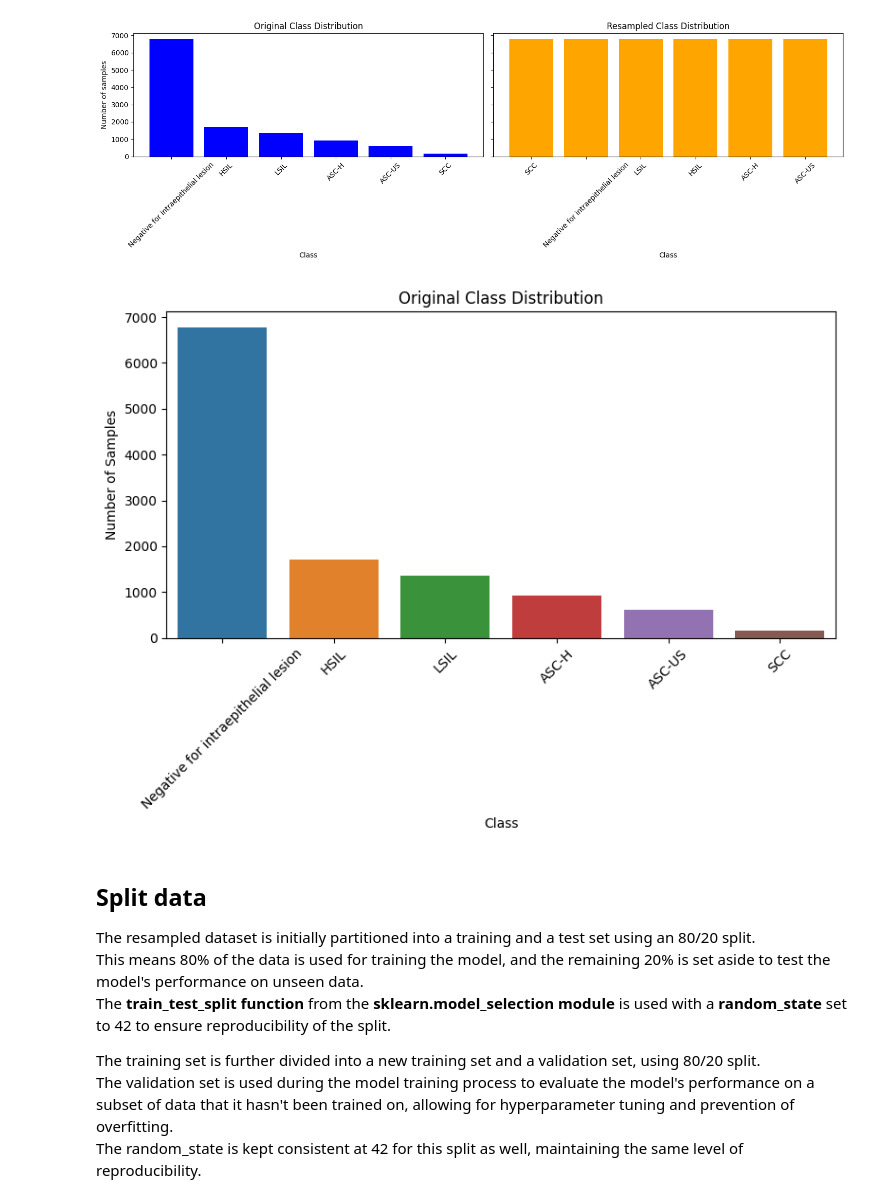
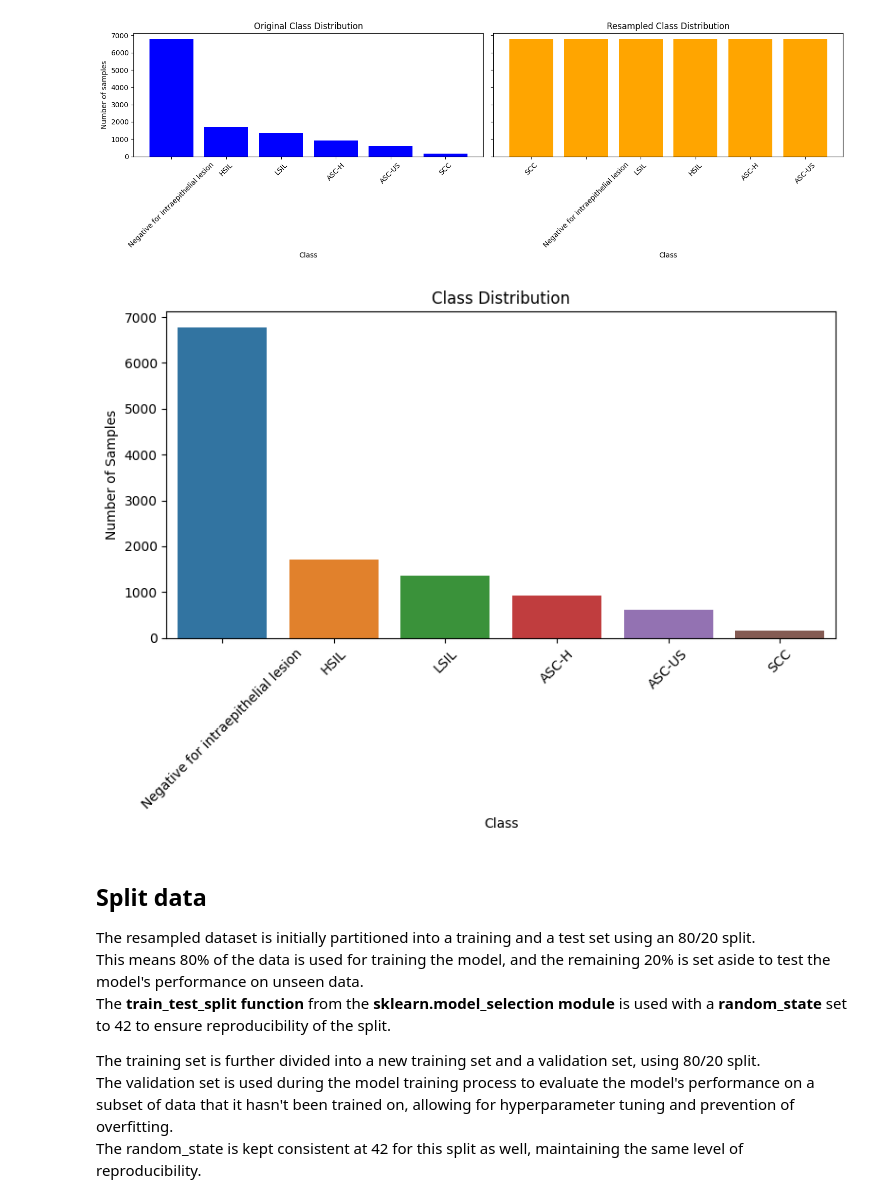
Before and after one commit to mwarejohn/cervical-cancer-diagnosis, a Jupyter notebook: cervical-cancer-diagnosis.ipynb, the cells around one changed output. Cells and saved outputs as stored; diff of their text form; code cells hidden in the pictures.

```diff
--- a/cervical-cancer-diagnosis.ipynb
+++ b/cervical-cancer-diagnosis.ipynb
@@ -131,18 +157,18 @@ ASC-H                                  6779
 ASC-US                                 6779
 Name: bethesda_system, dtype: int64
 [figure]
-# %%
-# Original class distribution plot for reporting purpose.
-plt.figure(figsize=(8, 6))  # Adjust the figure size as needed
-sns.barplot(x=original_class_distribution.index, y=original_class_distribution.values)
-plt.title('Original Class Distribution')
-plt.xlabel('Class')
-plt.ylabel('Number of Samples')
-plt.xticks(rotation=45)  # Rotate class labels for better visibility
-plt.tight_layout()
-plt.show()
-# %% [output]
-[figure, removed]
+# %%
+# Original class distribution plot for reporting purpose.
+plt.figure(figsize=(8, 6))  # Adjust the figure size as needed
+sns.barplot(x=original_class_distribution.index, y=original_class_distribution.values)
+plt.title('Class Distribution')
+plt.xlabel('Class')
+plt.ylabel('Number of Samples')
+plt.xticks(rotation=45)  # Rotate class labels for better visibility
+plt.tight_layout()
+plt.show()
+# %% [output]
+[figure, added]
 # %% [markdown]
 ## Split data
 
```
Also changed, not shown: parts of 10 cells of this notebook.
